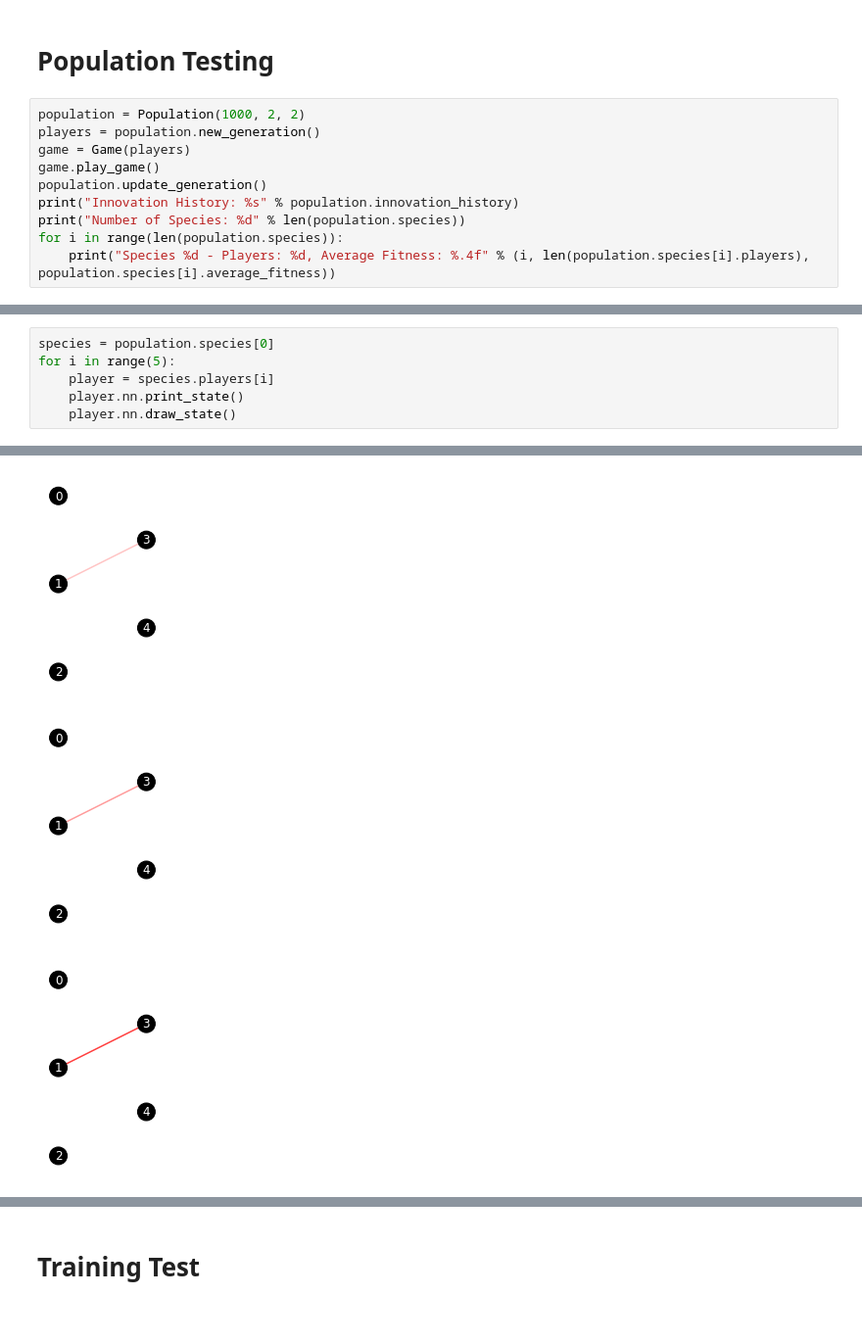
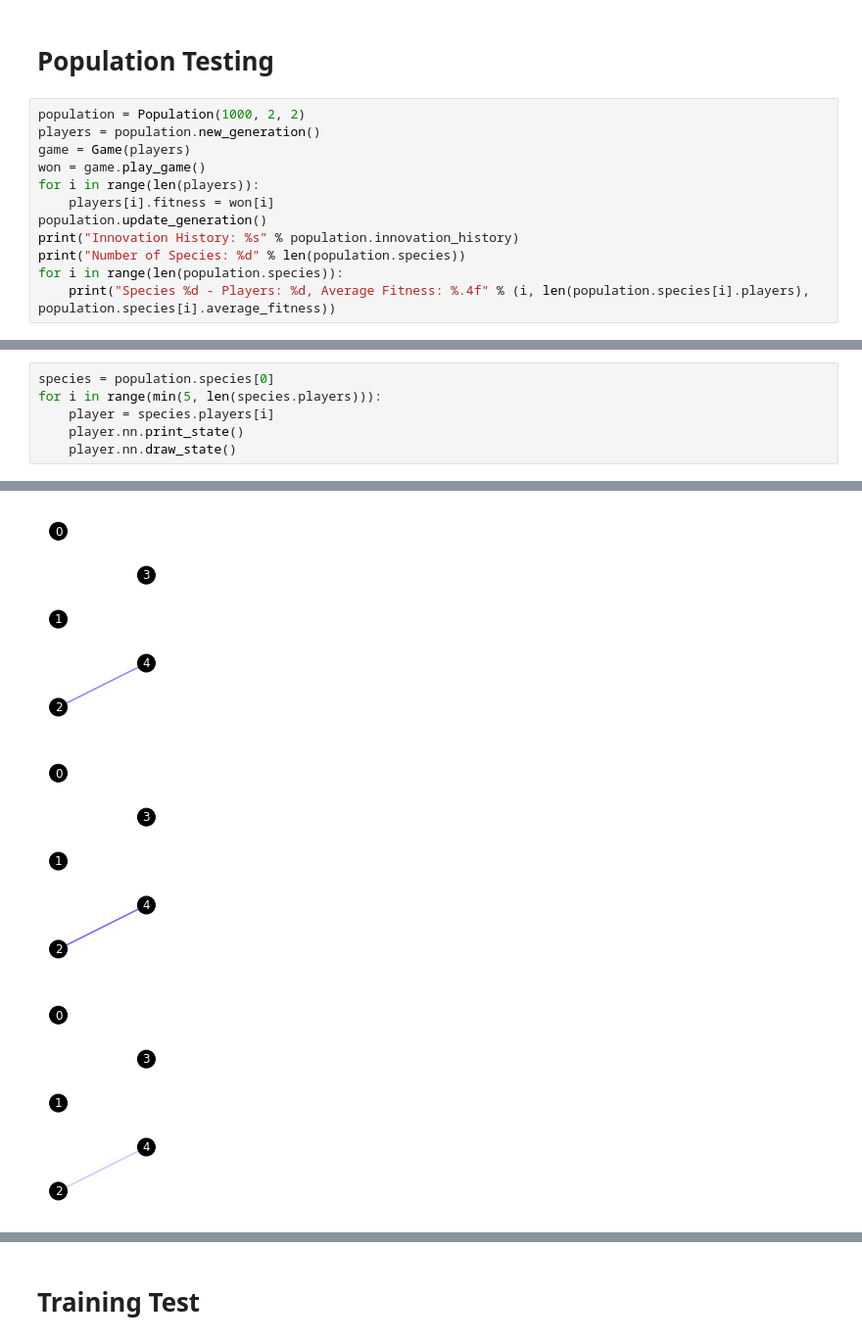
Before and after one commit to drewcurran/COS398_NEAT, a Jupyter notebook: NEAT/test_code.ipynb, the cells around one changed output, grey strips where cells are left out. Shown: that part at 98% size. Cells and saved outputs as stored; diff of their text form.

```diff
--- a/NEAT/test_code.ipynb
+++ b/NEAT/test_code.ipynb
@@ -414,7 +410,9 @@ print(inputs, player.nn.forward_pass(inputs), decision)
 population = Population(1000, 2, 2)
 players = population.new_generation()
 game = Game(players)
-game.play_game()
+won = game.play_game()
+for i in range(len(players)):
+    players[i].fitness = won[i]
 population.update_generation()
 print("Innovation History: %s" % population.innovation_history)
 print("Number of Species: %d" % len(population.species))
@@ -436,6 +432,6 @@ Species 9 - Players: 1, Average Fitness: 6.0000
 # %%
 species = population.species[0]
-for i in range(5):
+for i in range(min(5, len(species.players))):
     player = species.players[i]
     player.nn.print_state()
     player.nn.draw_state()
@@ -461,3 +457,3 @@ for i in range(5):
-[figure, old version]
+[figure, new version]
-[figure, old version]
+[figure, new version]
-[figure, old version]
+[figure, new version]
```
Also changed, not shown: parts of 34 cells of this notebook, 3 other files.
